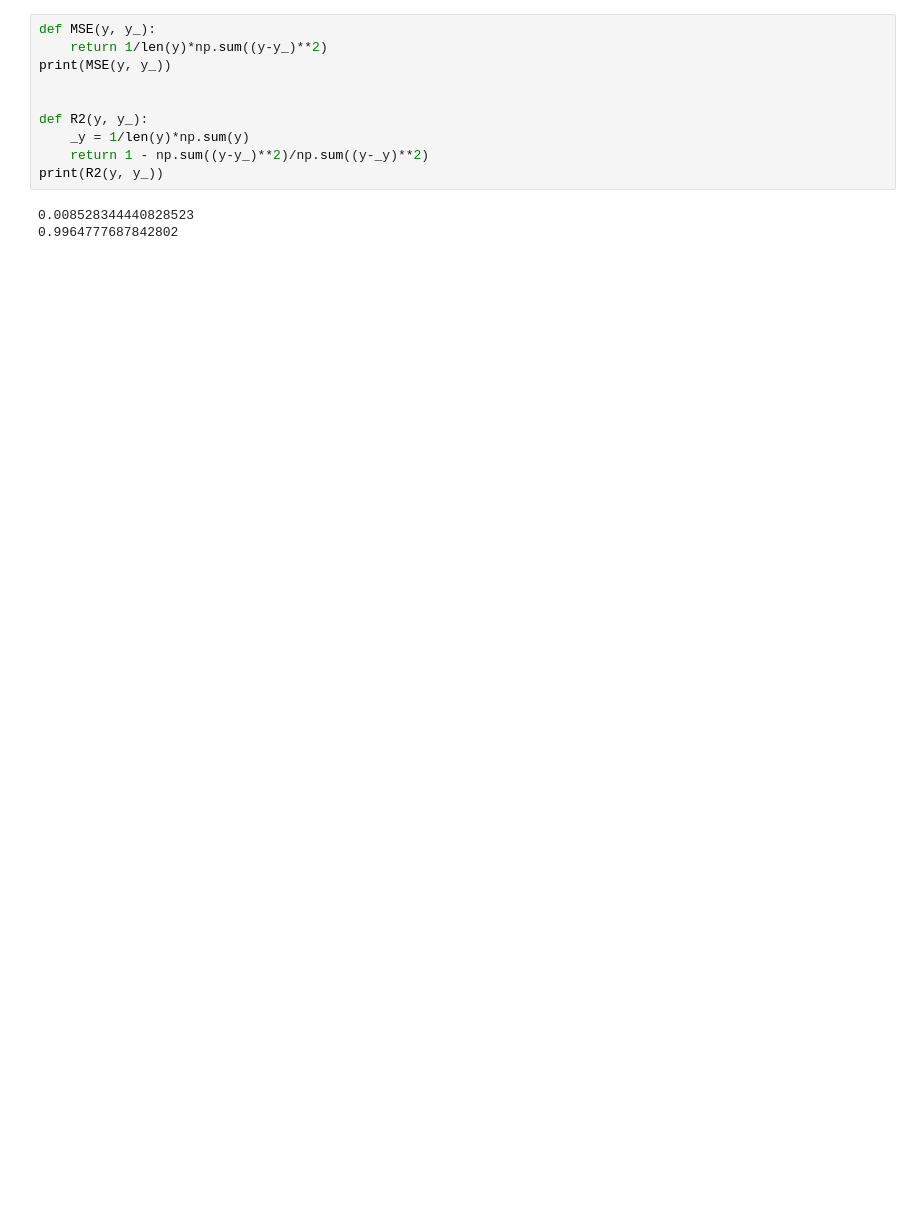
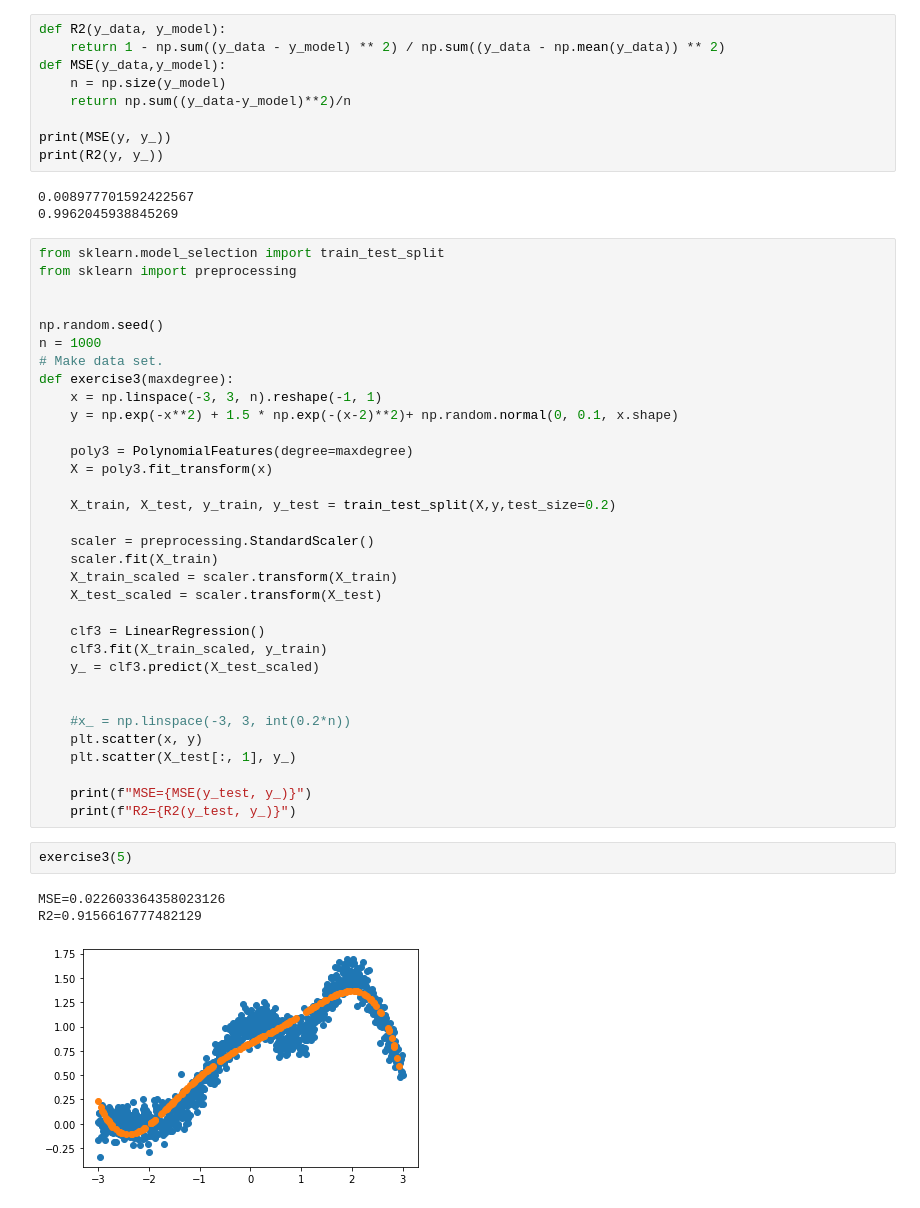
Before and after one commit to bogadisa/BachelorAstronomy, a Jupyter notebook: FYS-STK3155/Week35/Week35.ipynb, the cells around one changed output. Saved outputs shown, nothing was run; the diff lists cells and outputs as text; blank space fills up the shorter version.

```diff
--- a/FYS-STK3155/Week35/Week35.ipynb
+++ b/FYS-STK3155/Week35/Week35.ipynb
@@ -50,13 +50,51 @@ plt.show()
 # %%
-def MSE(y, y_):
-    return 1/len(y)*np.sum((y-y_)**2)
+def R2(y_data, y_model):
+    return 1 - np.sum((y_data - y_model) ** 2) / np.sum((y_data - np.mean(y_data)) ** 2)
+def MSE(y_data,y_model):
+    n = np.size(y_model)
+    return np.sum((y_data-y_model)**2)/n
+
 print(MSE(y, y_))
-
-
-def R2(y, y_):
-    _y = 1/len(y)*np.sum(y)
-    return 1 - np.sum((y-y_)**2)/np.sum((y-_y)**2)
 print(R2(y, y_))
 # %% [output]
-0.008528344440828523
-0.9964777687842802
+0.008977701592422567
+0.9962045938845269
+# %%
+from sklearn.model_selection import train_test_split
+from sklearn import preprocessing
+
+
+np.random.seed()
+n = 1000
+# Make data set.
+def exercise3(maxdegree):
+    x = np.linspace(-3, 3, n).reshape(-1, 1)
+    y = np.exp(-x**2) + 1.5 * np.exp(-(x-2)**2)+ np.random.normal(0, 0.1, x.shape)
+
+    poly3 = PolynomialFeatures(degree=maxdegree)
+    X = poly3.fit_transform(x)
+
+    X_train, X_test, y_train, y_test = train_test_split(X,y,test_size=0.2)
+
+    scaler = preprocessing.StandardScaler()
+    scaler.fit(X_train)
+    X_train_scaled = scaler.transform(X_train)
+    X_test_scaled = scaler.transform(X_test)
+
+    clf3 = LinearRegression()
+    clf3.fit(X_train_scaled, y_train)
+    y_ = clf3.predict(X_test_scaled)
+
+
+    #x_ = np.linspace(-3, 3, int(0.2*n))
+    plt.scatter(x, y)
+    plt.scatter(X_test[:, 1], y_)
+
+    print(f"MSE={MSE(y_test, y_)}")
+    print(f"R2={R2(y_test, y_)}")
+# %%
+exercise3(5)
+# %% [output]
+MSE=0.022603364358023126
+R2=0.9156616777482129
+[figure, added]
```
Also changed, not shown: parts of 4 cells of this notebook, 7 other files.
